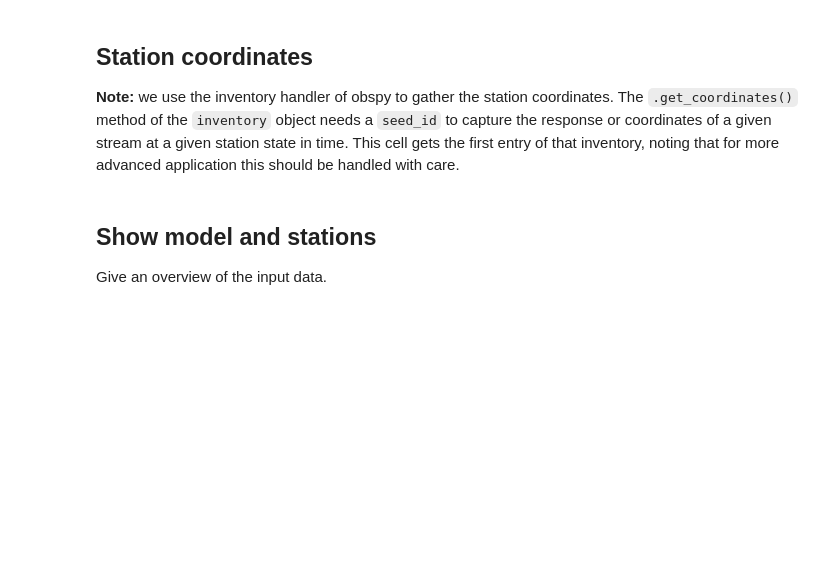
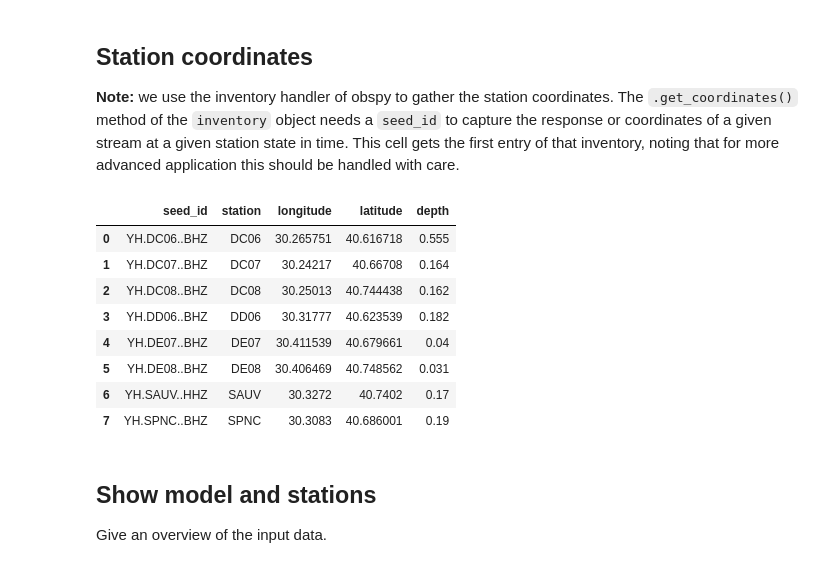
Before and after one commit to ebeauce/beampower, a Jupyter notebook: notebooks/2_travel_times.ipynb, the cells around one changed output. Saved outputs shown, nothing was run; the diff lists cells and outputs as text; code cells hidden in the pictures; blank space fills up the shorter version.

```diff
--- a/notebooks/2_travel_times.ipynb
+++ b/notebooks/2_travel_times.ipynb
@@ -144,27 +139,44 @@ Data variables:
 
 **Note:** we use the inventory handler of obspy to gather the station coordinates. The `.get_coordinates()` method of the `inventory` object needs a `seed_id` to capture the response or coordinates of a given stream at a given station state in time. This cell gets the first entry of that inventory, noting that for more advanced application this should be handled with care.
 # %%
-stations_coords = dict()
+# Get inventories
+inventory = read_inventory("../data/processed/*xml")
 
-# Extract from inventory files
-for filepath_inventory in glob.glob("../data/*xml"):
+# Get headers
+headers = read("../data/processed/*HZ*mseed", headonly=True)
 
-    # Get inventory and corresponding station code from filename
-    inventory = obspy.read_inventory(filepath_inventory)
-    station_code, _ = os.path.splitext(os.path.basename(filepath_inventory))
+# Create dataframe
+network = pd.DataFrame(
+    columns=["seed_id", "station", "longitude", "latitude", "depth"],
+    index=range(len(headers))
+)
 
-    # Loading coordinates from the inventory requires a seed_id (likely because
-    # of the potential sensor changes over time). Because we did not load any
-    # stream here, and we are quite confident with this example that the
-    # station coordinates do not change over a day, we load the first available
-    # seed id. Note that sometimes a sensor can come with different coordinates
-    # for different channels (boreholes for instance).
-    seed_id = inventory.get_contents()["channels"][0]
+# Loading coordinates from the inventory requires a seed_id (likely because
+# of the potential sensor changes over time). Because we did not load any
+# stream here, and we are quite confident with this example that the
+# station coordinates do not change over a day, we load the first available
+# seed id. Note that sometimes a sensor can come with different coordinates
+# for different channels (boreholes for instance).
+for index, header in enumerate(headers):
 
-    # Get coordinates from that seed id.
-    stations_coords[station_code] = inventory.get_coordinates(seed_id)
-    station_depth = 1e-3 * stations_coords[station_code]["elevation"]
-    stations_coords[station_code]["depth"] = station_depth
+    coordinates = inventory.get_coordinates(header.id)
+    network["seed_id"].iloc[index] = header.id
+    network["station"].iloc[index] = header.stats.station
+    network["latitude"].iloc[index] = coordinates["latitude"]
+    network["longitude"].iloc[index] = coordinates["longitude"]
+    network["depth"].iloc[index] = coordinates["elevation"] * 1e-3
+
+network
+# %% [output]
+|  | seed_id | station | longitude | latitude | depth |
+| 0 | YH.DC06..BHZ | DC06 | 30.265751 | 40.616718 | 0.555 |
+| 1 | YH.DC07..BHZ | DC07 | 30.24217 | 40.66708 | 0.164 |
+| 2 | YH.DC08..BHZ | DC08 | 30.25013 | 40.744438 | 0.162 |
+| 3 | YH.DD06..BHZ | DD06 | 30.31777 | 40.623539 | 0.182 |
+| 4 | YH.DE07..BHZ | DE07 | 30.411539 | 40.679661 | 0.04 |
+| 5 | YH.DE08..BHZ | DE08 | 30.406469 | 40.748562 | 0.031 |
+| 6 | YH.SAUV..HHZ | SAUV | 30.3272 | 40.7402 | 0.17 |
+| 7 | YH.SPNC..BHZ | SPNC | 30.3083 | 40.686001 | 0.19 |
 # %% [markdown]
 ## Show model and stations
 
```
Also changed, not shown: parts of 9 cells of this notebook, 3 other files.
